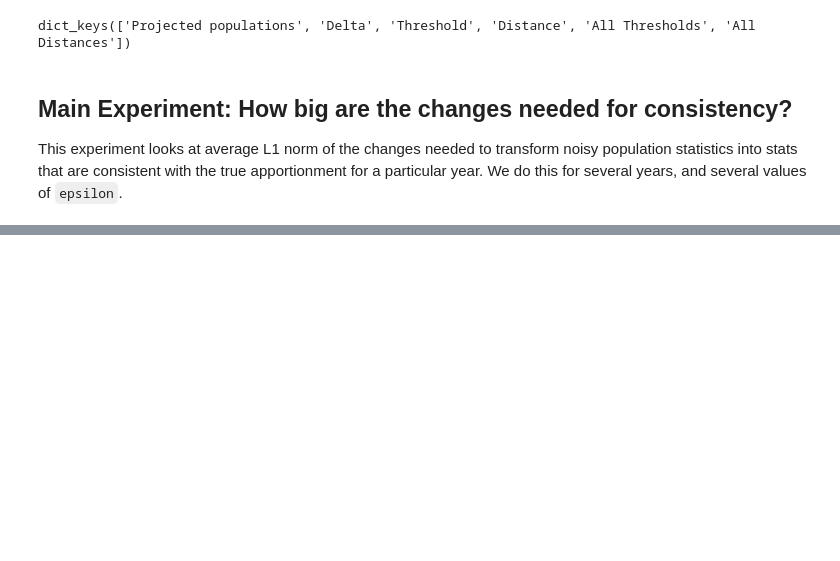
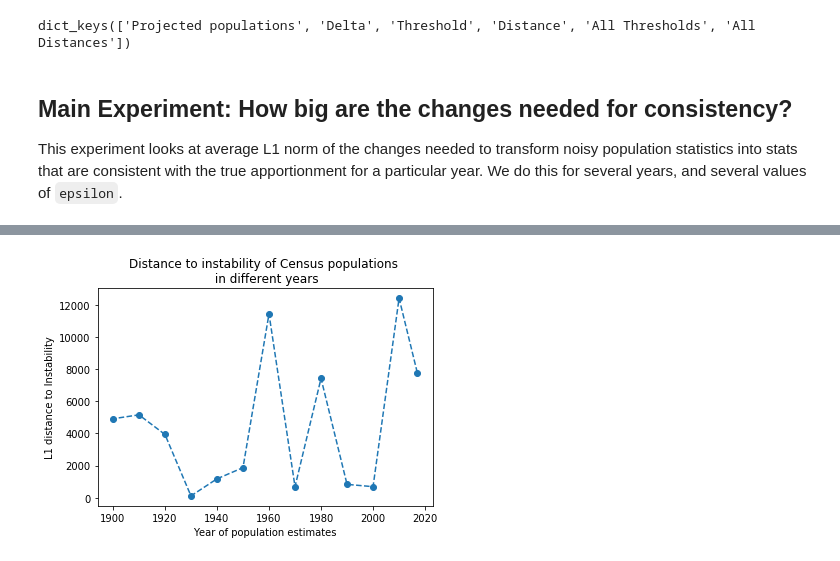
Before and after one commit to adamdavisonsmith/huntington-hill-dp, a Jupyter notebook: experiments-w-huntington-hill.ipynb, the cells around one changed output, grey strips where cells are left out. Saved outputs shown, nothing was run; the diff lists cells and outputs as text; code cells hidden in the pictures; blank space fills up the shorter version.

```diff
--- a/experiments-w-huntington-hill.ipynb
+++ b/experiments-w-huntington-hill.ipynb
@@ -259,0 +304,8 @@ Each row lists: year, number of seats, distance to instability of the true numbe
+# %%
+plt.plot(years_as_ints, distances_to_instab_list, 'o--')
+plt.xlabel("Year of population estimates")
+plt.ylabel("L1 distance to Instability")
+plt.title("Distance to instability of Census populations \n in different years")
+plt.savefig("instab-v-year.pdf")
+# %% [output]
+[figure, added]
```
Also changed, not shown: parts of 8 cells of this notebook.
